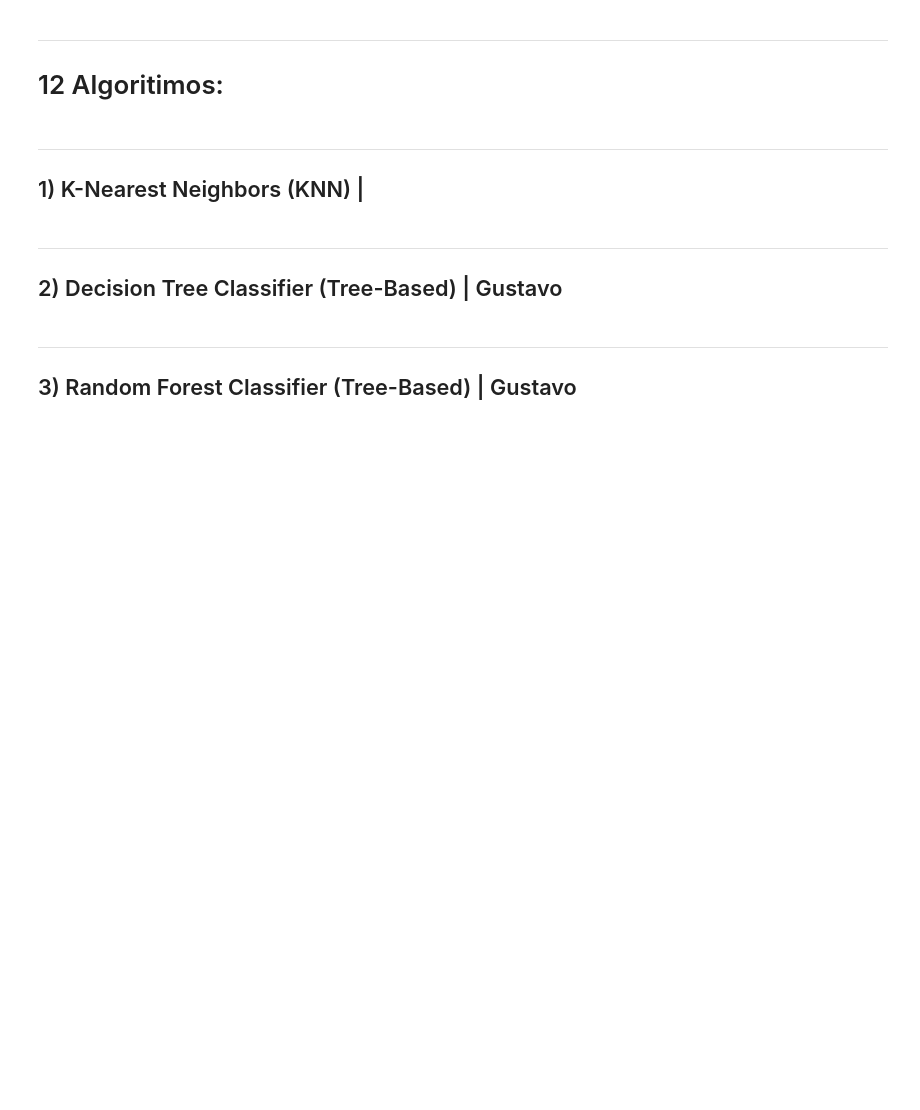
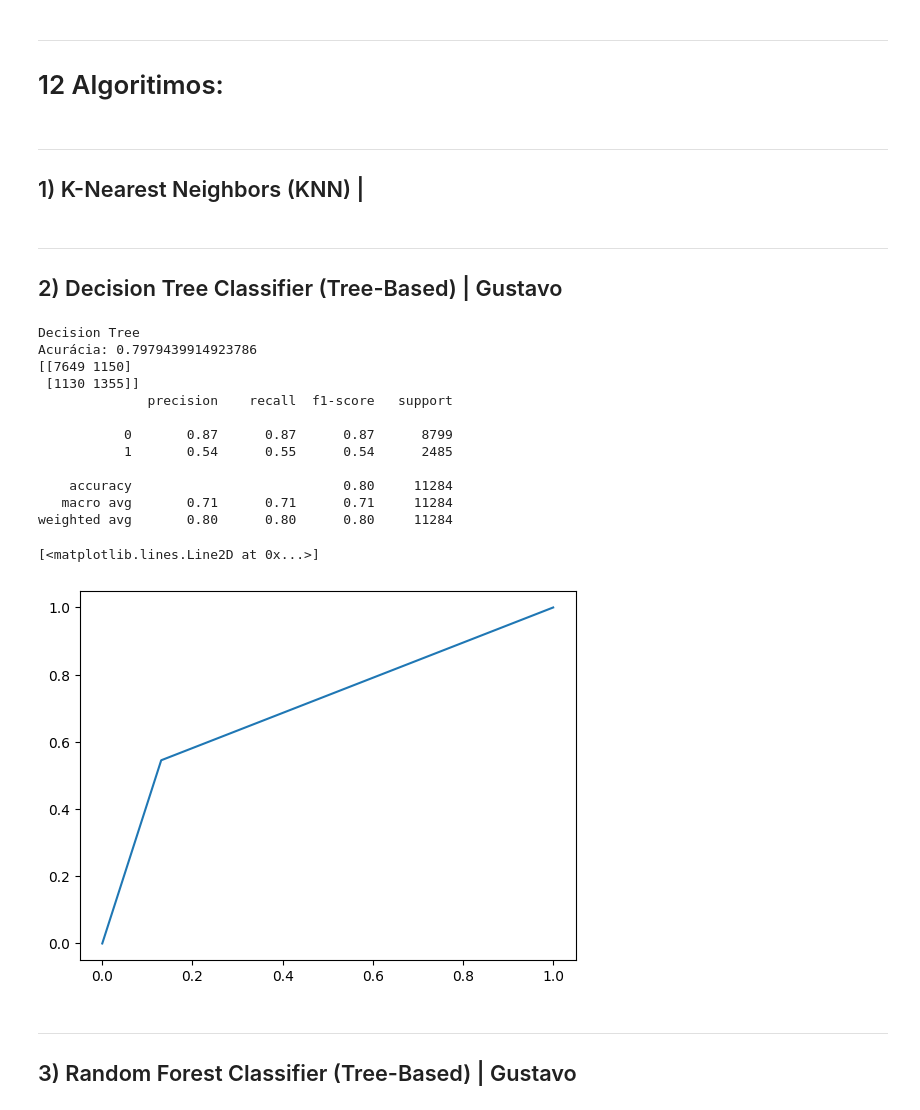
Before and after one commit to rdxdfulll/ClassifiersCommittee, a Jupyter notebook: ClassifiersCommittee.ipynb, the cells around one changed output. Drawn from its saved outputs; the diff is of its cells as text; code cells hidden in the pictures; blank space fills up the shorter version.

Commit message:
feat: tree based algorithms done

```diff
--- a/ClassifiersCommittee.ipynb
+++ b/ClassifiersCommittee.ipynb
@@ -129,3 +126,66 @@ df_dtc = df_cleaned
+# %%
+# Copia do dataframe
+df_dtc = df_cleaned
+
+# ========================
+# Decision Tree Classifier
+# ========================
+from sklearn.tree import DecisionTreeClassifier
+from sklearn.model_selection import train_test_split
+from sklearn.metrics import accuracy_score, confusion_matrix, classification_report, roc_curve, auc
+import matplotlib.pyplot as plt
+from sklearn.preprocessing import LabelEncoder
+
+# features (X) e target (y)
+X = df_dtc.drop(["RainTomorrow", 'Date', 'Location', 'WindGustDir', 'WindDir9am', 'WindDir3pm', 'RainToday'], axis=1)  # variável alvo = "RainTomorrow"
+y = df_dtc["RainTomorrow"]
+
+# converter TARGET para numerico
+le = LabelEncoder()
+y = le.fit_transform(y)
+
+# treino/teste
+X_train, X_test, y_train, y_test = train_test_split(X, y, test_size=0.2, random_state=42)
+
+# modelo e prediçoes
+dtc = DecisionTreeClassifier(random_state=42)
+dtc.fit(X_train, y_train)
+y_pred_dtc = dtc.predict(X_test)
+
+# métricas
+print("Decision Tree")
+print("Acurácia:", accuracy_score(y_test, y_pred_dtc))
+print(confusion_matrix(y_test, y_pred_dtc))
+print(classification_report(y_test, y_pred_dtc))
+
+# ROC Curve
+y_prob_dtc = dtc.predict_proba(X_test)[:,1]
+fpr, tpr, _ = roc_curve(y_test, y_prob_dtc)
+roc_auc = auc(fpr, tpr)
+plt.plot(fpr, tpr, label=f'Decision Tree (AUC = {roc_auc:.2f})')
+
+# Keep the plot code from the Random Forest cell to display all ROC curves together
+# plt.plot([0,1], [0,1], "k--")
+# plt.xlabel("False Positive Rate")
+# plt.ylabel("True Positive Rate")
+# plt.title("ROC Curve - Tree Based Models")
+# plt.legend()
+# plt.show()
+# %% [output]
+Decision Tree
+Acurácia: 0.7979439914923786
+[[7649 1150]
+ [1130 1355]]
+              precision    recall  f1-score   support
+
+           0       0.87      0.87      0.87      8799
+           1       0.54      0.55      0.54      2485
+
+    accuracy                           0.80     11284
+   macro avg       0.71      0.71      0.71     11284
+weighted avg       0.80      0.80      0.80     11284
+[<matplotlib.lines.Line2D at 0x...>]
+[figure, added]
 # %% [markdown]
 ---
 ## 3) Random Forest Classifier (Tree-Based) | Gustavo
```
Also changed, not shown: parts of 3 cells of this notebook.
